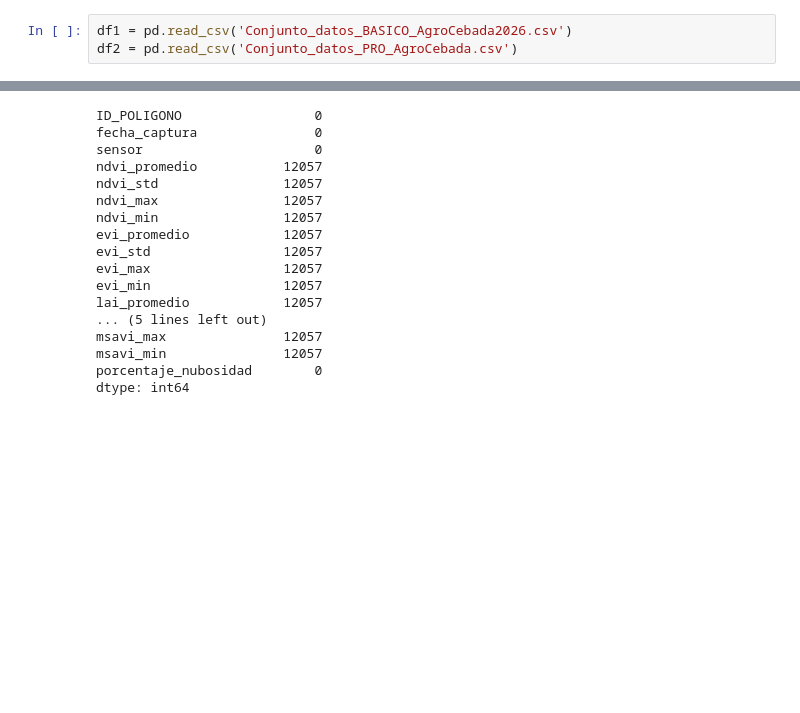
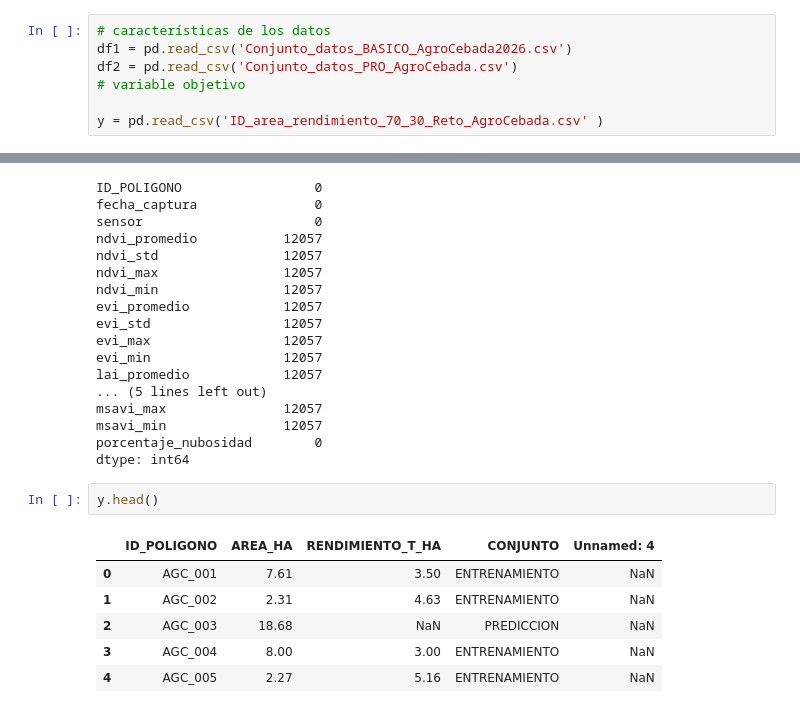
Before and after one commit to gerarsau07/AgroRaices, a Jupyter notebook: exploracion.ipynb, the cells around one changed output, grey strips where cells are left out. Drawn from its saved outputs; the diff is of its cells as text; blank space fills up the shorter version.

Commit message:
Actulizacion exploracion variable objectivos

```diff
--- a/exploracion.ipynb
+++ b/exploracion.ipynb
@@ -1,8 +1,12 @@
 # %%
 import pandas as pd
 # %%
+# características de los datos
 df1 = pd.read_csv('Conjunto_datos_BASICO_AgroCebada2026.csv')
 df2 = pd.read_csv('Conjunto_datos_PRO_AgroCebada.csv')
+# variable objetivo
+
+y = pd.read_csv('ID_area_rendimiento_70_30_Reto_AgroCebada.csv' )
 # %%
 df1.head()
 # %% [output]
@@ -122,3 +126,12 @@ msavi_max               12057
 msavi_min               12057
 porcentaje_nubosidad        0
 dtype: int64
+# %%
+y.head()
+# %% [output]
+|  | ID_POLIGONO | AREA_HA | RENDIMIENTO_T_HA | CONJUNTO | Unnamed: 4 |
+| 0 | AGC_001 | 7.61 | 3.50 | ENTRENAMIENTO | NaN |
+| 1 | AGC_002 | 2.31 | 4.63 | ENTRENAMIENTO | NaN |
+| 2 | AGC_003 | 18.68 | NaN | PREDICCION | NaN |
+| 3 | AGC_004 | 8.00 | 3.00 | ENTRENAMIENTO | NaN |
+| 4 | AGC_005 | 2.27 | 5.16 | ENTRENAMIENTO | NaN |
```
Also changed, not shown: parts of 3 cells of this notebook, 1 other file.
